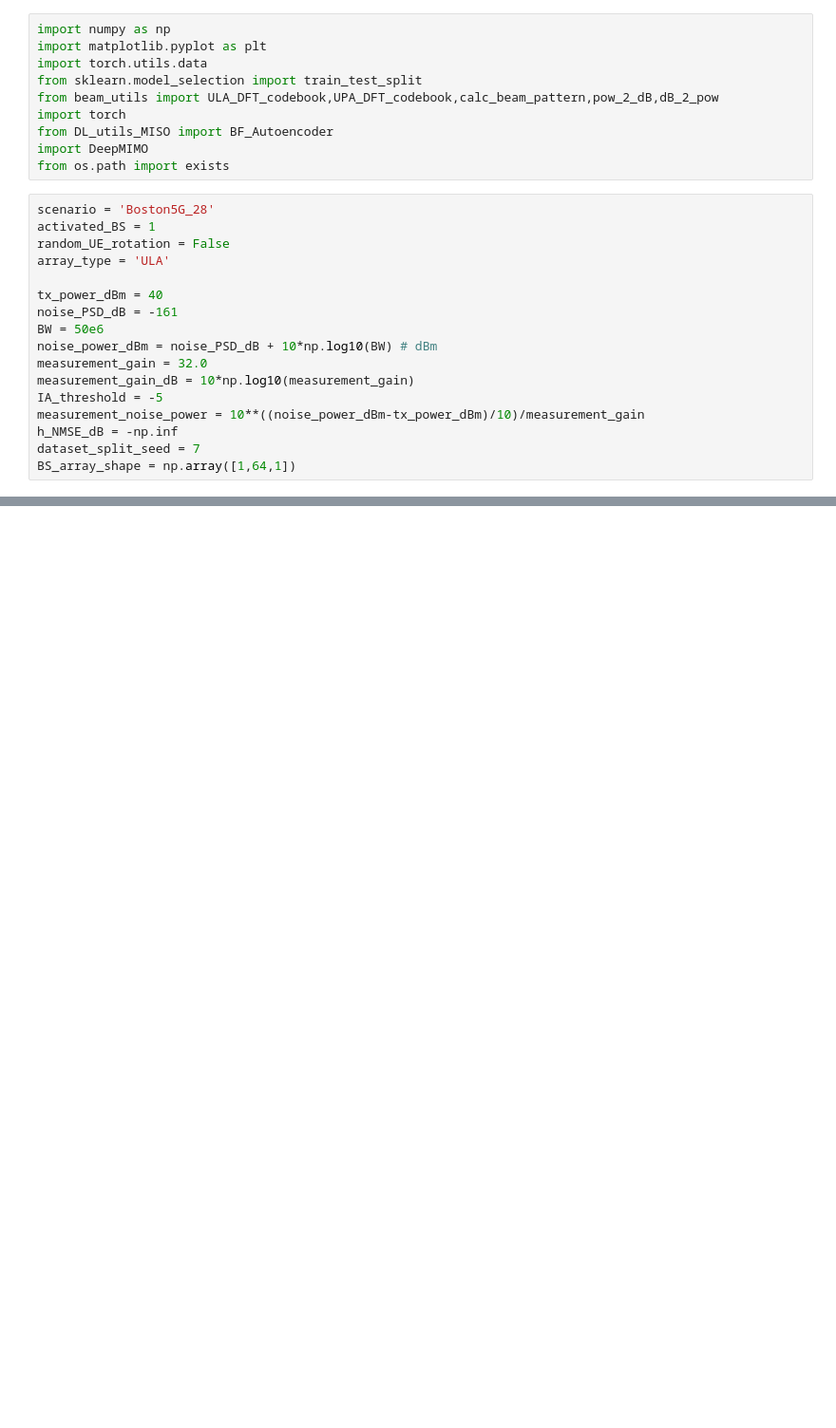
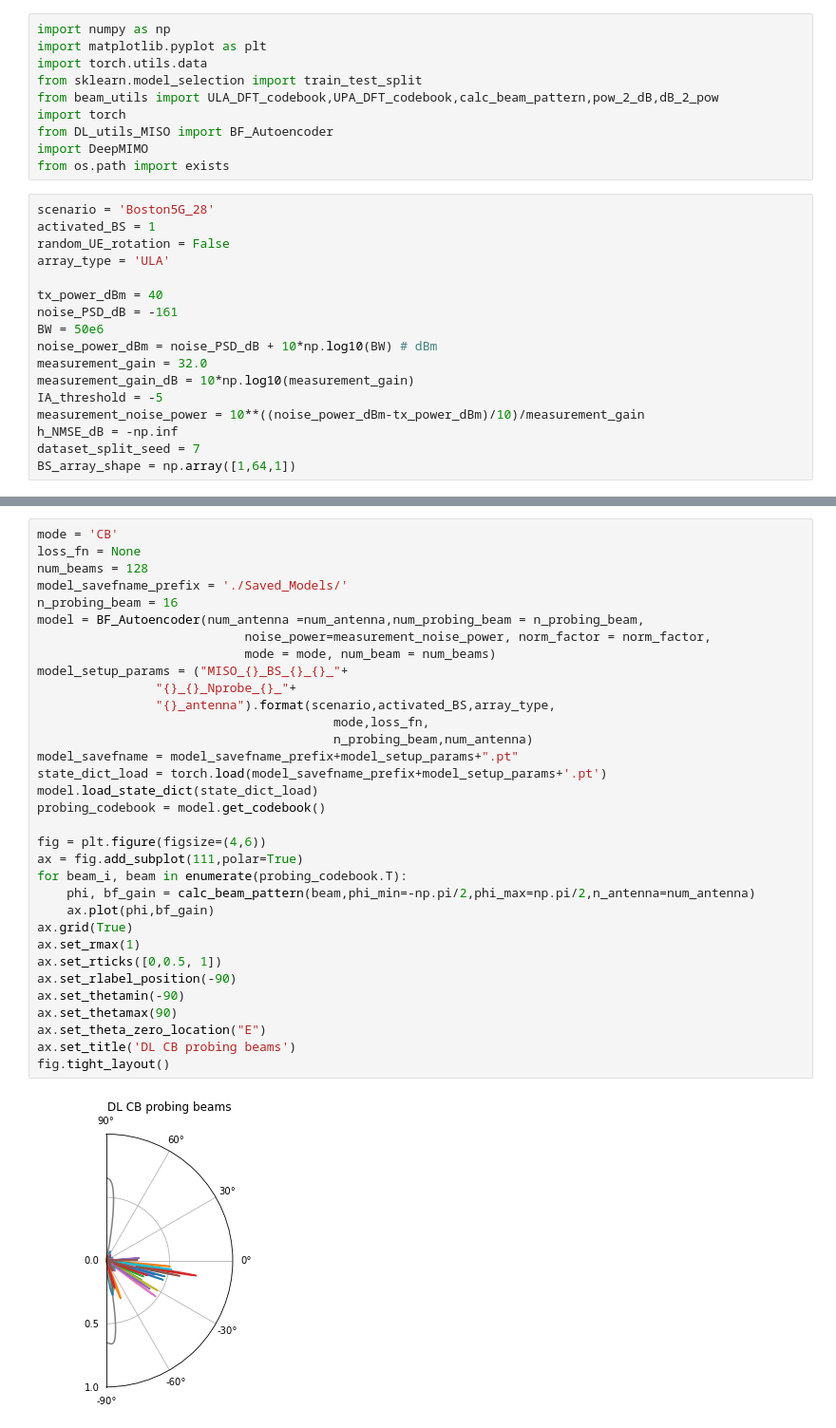
Before and after one commit to YuqiangHeng/DLGF, a Jupyter notebook: compile_result_MISO.ipynb, the cells around one changed output, grey strips where cells are left out. Shown at 95% size. Drawn from its saved outputs; the diff is of its cells as text; blank space fills up the shorter version.

```diff
--- a/compile_result_MISO.ipynb
+++ b/compile_result_MISO.ipynb
@@ -83,0 +285,35 @@ KeyboardInterrupt:
+# %%
+mode = 'CB'
+loss_fn = None
+num_beams = 128
+model_savefname_prefix = './Saved_Models/'
+n_probing_beam = 16
+model = BF_Autoencoder(num_antenna =num_antenna,num_probing_beam = n_probing_beam,
+                            noise_power=measurement_noise_power, norm_factor = norm_factor,
+                            mode = mode, num_beam = num_beams)
+model_setup_params = ("MISO_{}_BS_{}_{}_"+
+                "{}_{}_Nprobe_{}_"+
+                "{}_antenna").format(scenario,activated_BS,array_type,
+                                        mode,loss_fn,
+                                        n_probing_beam,num_antenna)
+model_savefname = model_savefname_prefix+model_setup_params+".pt"
+state_dict_load = torch.load(model_savefname_prefix+model_setup_params+'.pt')
+model.load_state_dict(state_dict_load)
+probing_codebook = model.get_codebook()
+
+fig = plt.figure(figsize=(4,6))
+ax = fig.add_subplot(111,polar=True)
+for beam_i, beam in enumerate(probing_codebook.T):
+    phi, bf_gain = calc_beam_pattern(beam,phi_min=-np.pi/2,phi_max=np.pi/2,n_antenna=num_antenna)
+    ax.plot(phi,bf_gain)
+ax.grid(True)
+ax.set_rmax(1)
+ax.set_rticks([0,0.5, 1])
+ax.set_rlabel_position(-90)
+ax.set_thetamin(-90)
+ax.set_thetamax(90)
+ax.set_theta_zero_location("E")
+ax.set_title('DL CB probing beams')
+fig.tight_layout()
+# %% [output]
+[figure, added]
```
Also changed, not shown: parts of 10 cells of this notebook.
